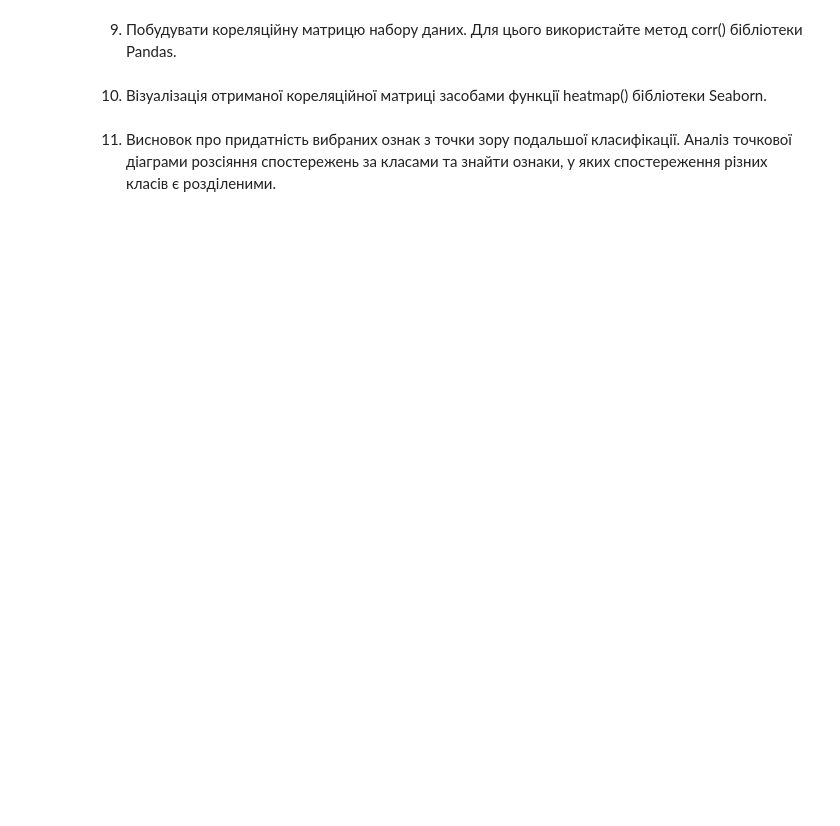
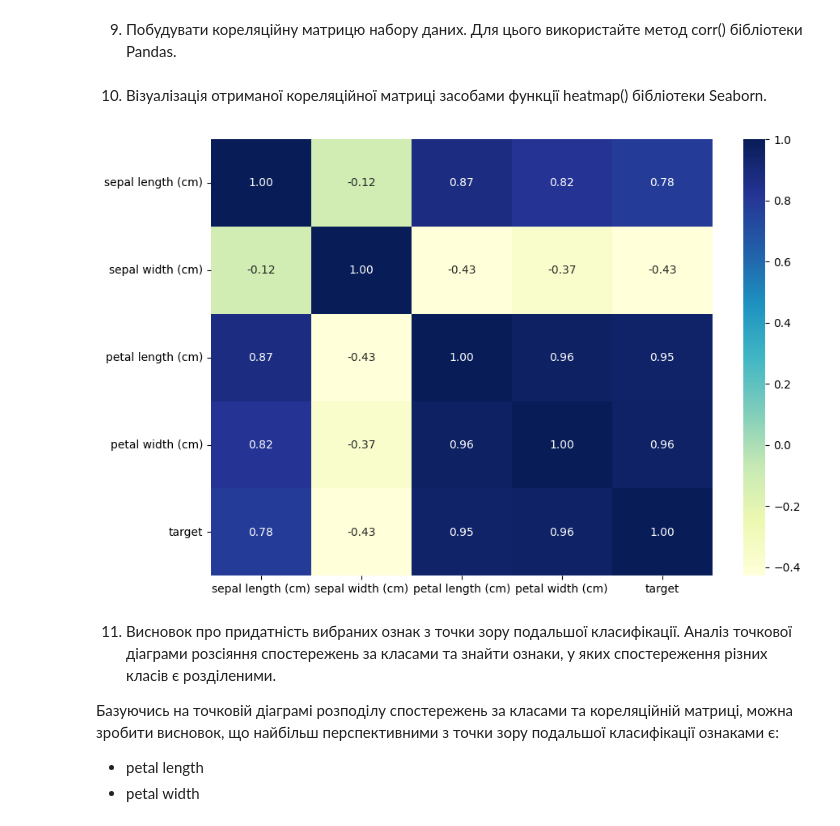
Before and after one commit to AnnaKompan/machine_learning, a Jupyter notebook: iris.ipynb, the cells around one changed output. Cells and saved outputs as stored; diff of their text form; code cells hidden in the pictures; blank space fills up the shorter version.

```diff
--- a/iris.ipynb
+++ b/iris.ipynb
@@ -96,7 +136,19 @@ sns.countplot(data=df_iris, x='target')
 # %% [markdown]
 9. Побудувати кореляційну матрицю набору даних. Для цього використайте метод corr() бібліотеки Pandas.
+# %%
+corr_mx = df_iris.corr()
 # %% [markdown]
 10. Візуалізація отриманої кореляційної матриці засобами функції heatmap() бібліотеки Seaborn.
+# %%
+plt.figure(figsize=(10,7))
+sns.heatmap(corr_mx, annot=True, fmt='.2f', cmap='YlGnBu') #fmt(format=floating point number) cmap(YellowGreenBlue)
+plt.show()
+# %% [output]
+[figure, added]
 # %% [markdown]
 11. Висновок про придатність вибраних ознак з точки зору подальшої класифікації.
 Аналіз точкової діаграми розсіяння спостережень за класами та знайти ознаки, у яких спостереження різних класів є розділеними.
+
+Базуючись на точковій діаграмі розподілу спостережень за класами та кореляційній матриці, можна зробити висновок, що найбільш перспективними з точки зору подальшої класифікації ознаками є:
+- petal length
+- petal width
```
Also changed, not shown: parts of 10 cells of this notebook.
